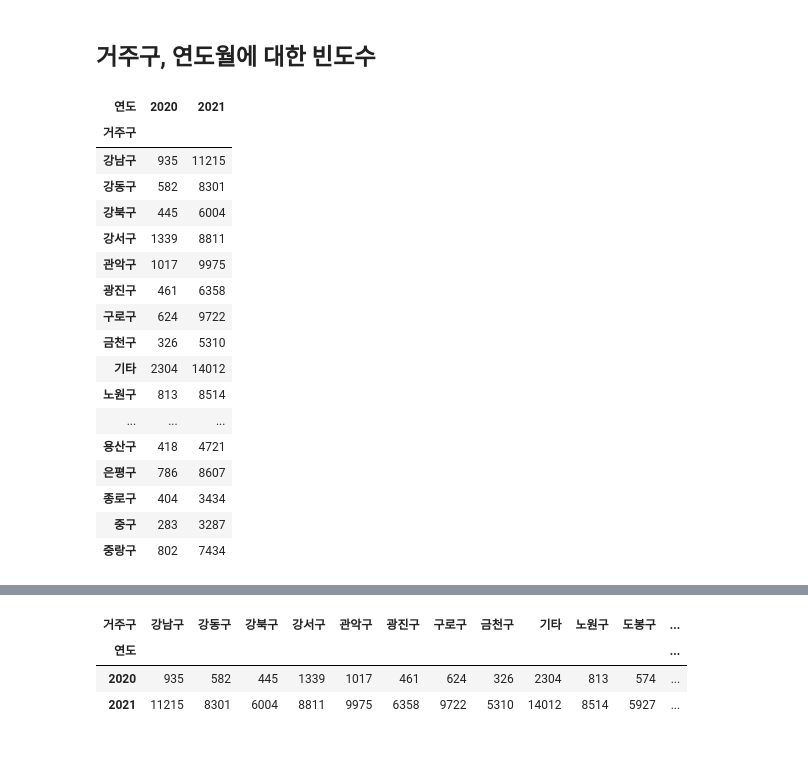
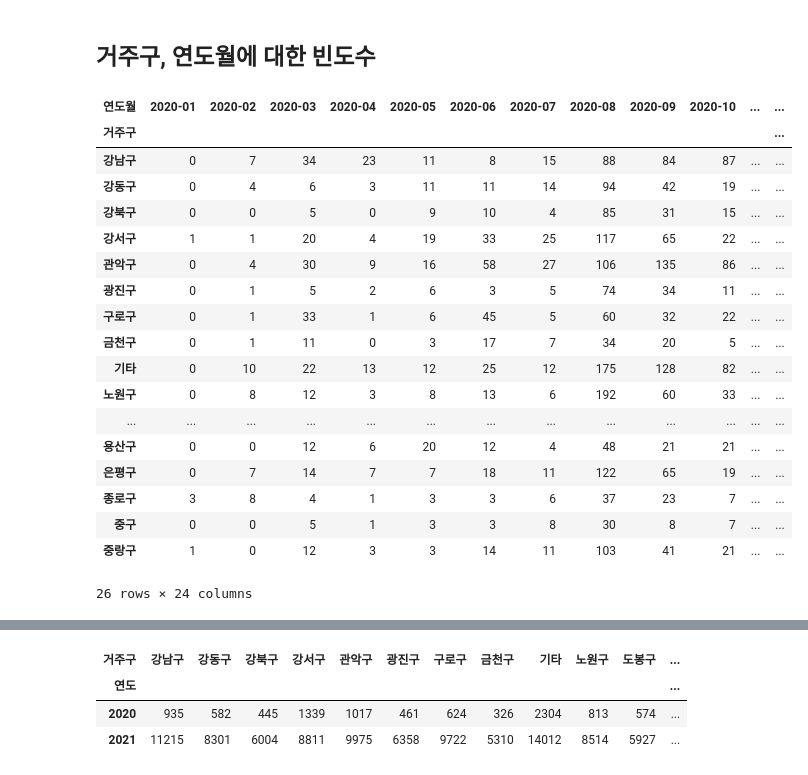
Before and after one commit to wumusill/AI_School, a Jupyter notebook: TP2/Day6/python0303.ipynb, the cells around one changed output, grey strips where cells are left out. Drawn from its saved outputs; the diff is of its cells as text; code cells hidden in the pictures.

Commit message:
revise crosstab

```diff
--- a/TP2/Day6/python0303.ipynb
+++ b/TP2/Day6/python0303.ipynb
@@ -804,27 +804,28 @@ year_weekday.T.plot(secondary_y=2020)
 ## 거주구, 연도월에 대한 빈도수
 # %%
 # 거주구, 연도월에 대한 빈도수
-region_year = pd.crosstab(df["거주구"], df["연도"])
+region_year = pd.crosstab(df["거주구"], df["연도월"])
 region_year
 # %% [output]
-| 연도 | 2020 | 2021 |
-| 거주구 |  |  |
-| 강남구 | 935 | 11215 |
-| 강동구 | 582 | 8301 |
-| 강북구 | 445 | 6004 |
-| 강서구 | 1339 | 8811 |
-| 관악구 | 1017 | 9975 |
-| 광진구 | 461 | 6358 |
-| 구로구 | 624 | 9722 |
-| 금천구 | 326 | 5310 |
-| 기타 | 2304 | 14012 |
-| 노원구 | 813 | 8514 |
-| ... | ... | ... |
-| 용산구 | 418 | 4721 |
-| 은평구 | 786 | 8607 |
-| 종로구 | 404 | 3434 |
-| 중구 | 283 | 3287 |
-| 중랑구 | 802 | 7434 |
+| 연도월 | 2020-01 | 2020-02 | 2020-03 | 2020-04 | 2020-05 | 2020-06 | 2020-07 | 2020-08 | 2020-09 | 2020-10 | ... | ... |
+| 거주구 |  |  |  |  |  |  |  |  |  |  |  | ... |
+| 강남구 | 0 | 7 | 34 | 23 | 11 | 8 | 15 | 88 | 84 | 87 | ... | ... |
+| 강동구 | 0 | 4 | 6 | 3 | 11 | 11 | 14 | 94 | 42 | 19 | ... | ... |
+| 강북구 | 0 | 0 | 5 | 0 | 9 | 10 | 4 | 85 | 31 | 15 | ... | ... |
+| 강서구 | 1 | 1 | 20 | 4 | 19 | 33 | 25 | 117 | 65 | 22 | ... | ... |
+| 관악구 | 0 | 4 | 30 | 9 | 16 | 58 | 27 | 106 | 135 | 86 | ... | ... |
+| 광진구 | 0 | 1 | 5 | 2 | 6 | 3 | 5 | 74 | 34 | 11 | ... | ... |
+| 구로구 | 0 | 1 | 33 | 1 | 6 | 45 | 5 | 60 | 32 | 22 | ... | ... |
+| 금천구 | 0 | 1 | 11 | 0 | 3 | 17 | 7 | 34 | 20 | 5 | ... | ... |
+| 기타 | 0 | 10 | 22 | 13 | 12 | 25 | 12 | 175 | 128 | 82 | ... | ... |
+| 노원구 | 0 | 8 | 12 | 3 | 8 | 13 | 6 | 192 | 60 | 33 | ... | ... |
+| ... | ... | ... | ... | ... | ... | ... | ... | ... | ... | ... | ... | ... |
+| 용산구 | 0 | 0 | 12 | 6 | 20 | 12 | 4 | 48 | 21 | 21 | ... | ... |
+| 은평구 | 0 | 7 | 14 | 7 | 7 | 18 | 11 | 122 | 65 | 19 | ... | ... |
+| 종로구 | 3 | 8 | 4 | 1 | 3 | 3 | 6 | 37 | 23 | 7 | ... | ... |
+| 중구 | 0 | 0 | 5 | 1 | 3 | 3 | 8 | 30 | 8 | 7 | ... | ... |
+| 중랑구 | 1 | 0 | 12 | 3 | 3 | 14 | 11 | 103 | 41 | 21 | ... | ... |
+26 rows × 24 columns
 # %%
 # background_gradient() 로 빈도수 표현
 region_year.style.background_gradient()
```
Also changed, not shown: parts of 3 cells of this notebook.
